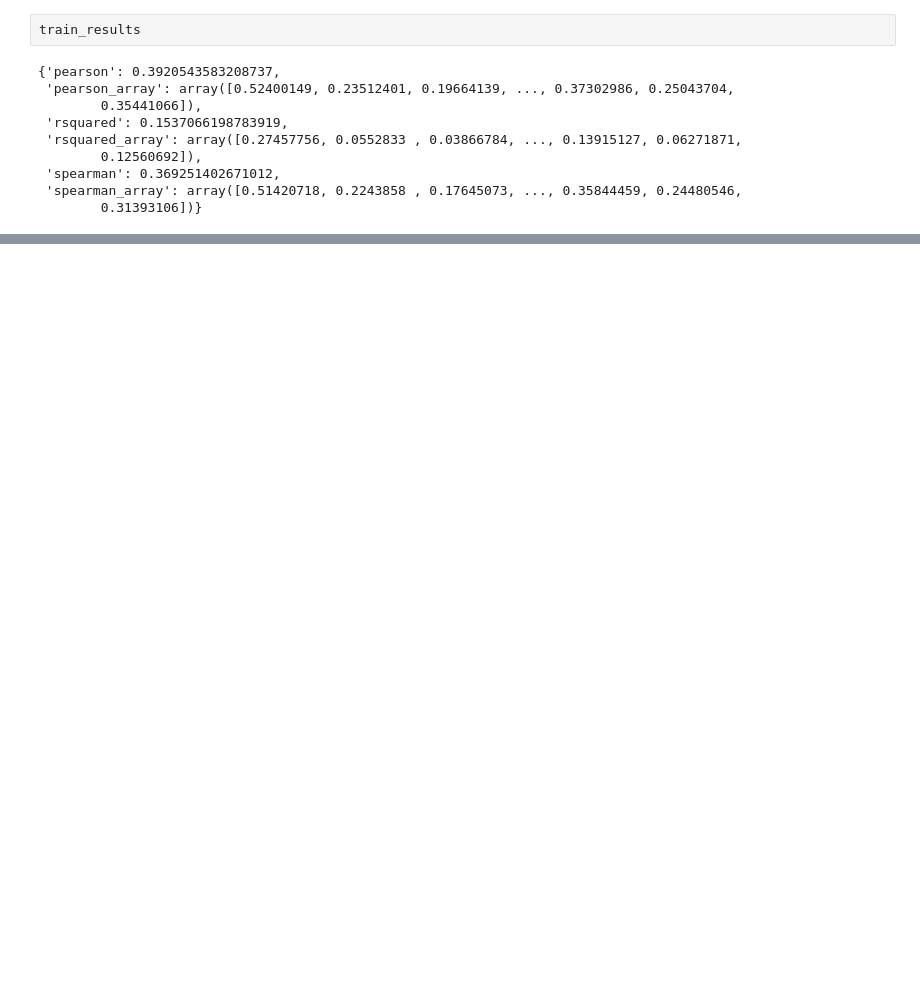
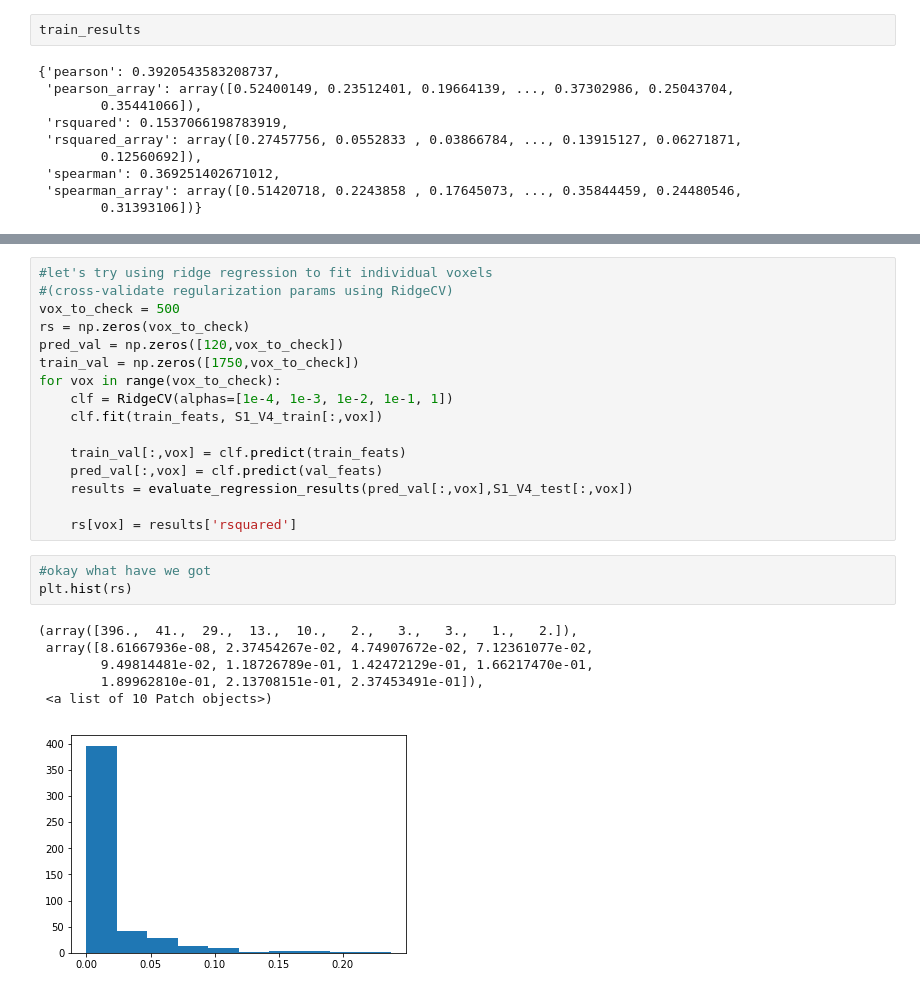
Before and after one commit to dawnfinzi/CS431, a Jupyter notebook: fit_V4.ipynb, the cells around one changed output, grey strips where cells are left out. Cells and saved outputs as stored; diff of their text form; blank space fills up the shorter version.

Commit message:
add failed regression attempts

```diff
--- a/fit_V4.ipynb
+++ b/fit_V4.ipynb
@@ -160,0 +202,26 @@ train_results
+# %%
+#let's try using ridge regression to fit individual voxels
+#(cross-validate regularization params using RidgeCV)
+vox_to_check = 500
+rs = np.zeros(vox_to_check)
+pred_val = np.zeros([120,vox_to_check])
+train_val = np.zeros([1750,vox_to_check])
+for vox in range(vox_to_check):
+    clf = RidgeCV(alphas=[1e-4, 1e-3, 1e-2, 1e-1, 1])
+    clf.fit(train_feats, S1_V4_train[:,vox])
+
+    train_val[:,vox] = clf.predict(train_feats)
+    pred_val[:,vox] = clf.predict(val_feats)
+    results = evaluate_regression_results(pred_val[:,vox],S1_V4_test[:,vox])
+
+    rs[vox] = results['rsquared']
+# %%
+#okay what have we got
+plt.hist(rs)
+# %% [output]
+(array([396.,  41.,  29.,  13.,  10.,   2.,   3.,   3.,   1.,   2.]),
+ array([8.61667936e-08, 2.37454267e-02, 4.74907672e-02, 7.12361077e-02,
+        9.49814481e-02, 1.18726789e-01, 1.42472129e-01, 1.66217470e-01,
+        1.89962810e-01, 2.13708151e-01, 2.37453491e-01]),
+ <a list of 10 Patch objects>)
+[figure, added]
```
Also changed, not shown: parts of 17 cells of this notebook.
